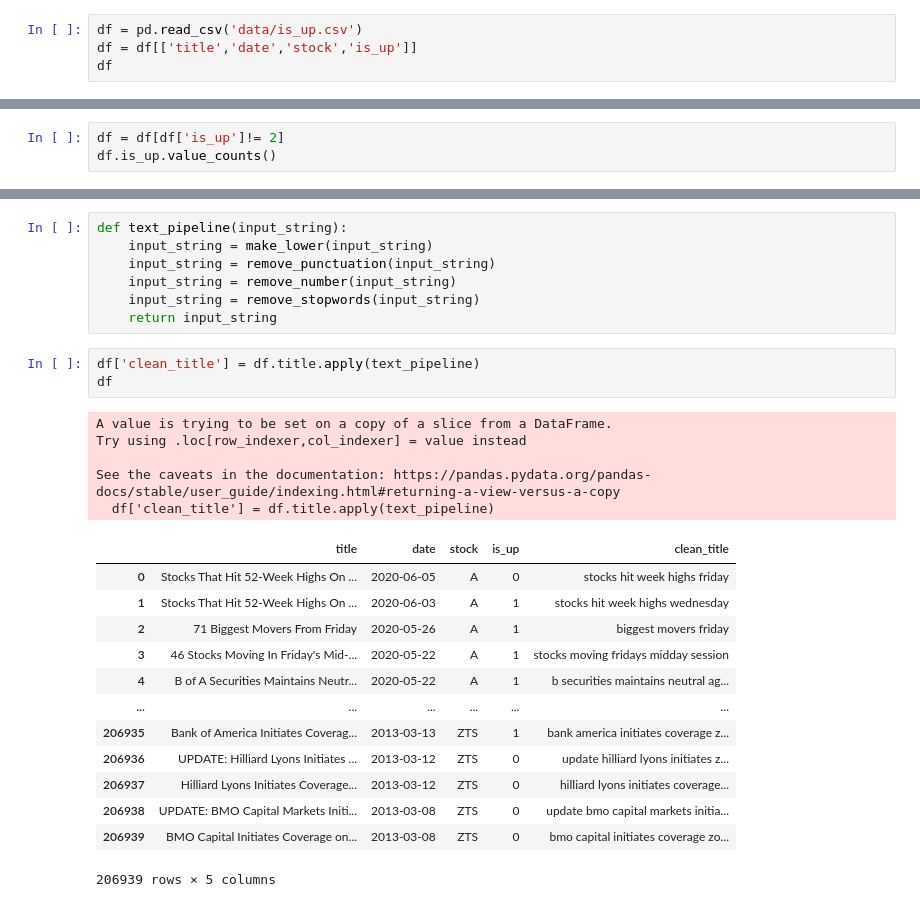
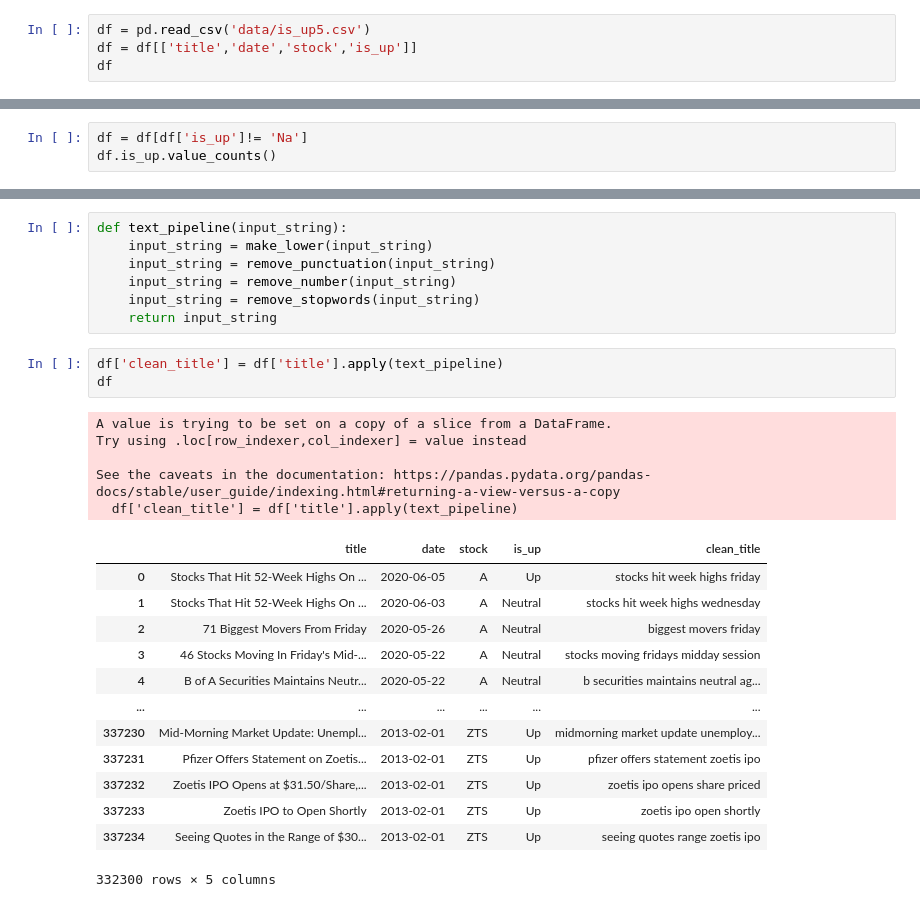
Before and after one commit to Sushobhan55/stock_sentiment_analysis, a Jupyter notebook: Recleaning.ipynb, the cells around one changed output, grey strips where cells are left out. Drawn from its saved outputs; the diff is of its cells as text.

Commit message:
adding new data files

```diff
--- a/Recleaning.ipynb
+++ b/Recleaning.ipynb
@@ -17,7 +17,7 @@ import re
 
 stopwords = stopwords.words('english')
 # %%
-df = pd.read_csv('data/is_up.csv')
+df = pd.read_csv('data/is_up5.csv')
 df = df[['title','date','stock','is_up']]
 df
 # %% [output]
@@ -37,4 +37,4 @@ df
 # %%
-df = df[df['is_up']!= 2]
+df = df[df['is_up']!= 'Na']
 df.is_up.value_counts()
 # %% [output]
@@ -75,26 +94,26 @@ def text_pipeline(input_string):
     input_string = remove_stopwords(input_string)
     return input_string
 # %%
-df['clean_title'] = df.title.apply(text_pipeline)
+df['clean_title'] = df['title'].apply(text_pipeline)
 df
 # %% [output]
 A value is trying to be set on a copy of a slice from a DataFrame.
 Try using .loc[row_indexer,col_indexer] = value instead
 
 See the caveats in the documentation: https://pandas.pydata.org/pandas-docs/stable/user_guide/indexing.html#returning-a-view-versus-a-copy
-  df['clean_title'] = df.title.apply(text_pipeline)
+  df['clean_title'] = df['title'].apply(text_pipeline)
 |  | title | date | stock | is_up | clean_title |
-| 0 | Stocks That Hit 52-Week Highs On ... | 2020-06-05 | A | 0 | stocks hit week highs friday |
-| 1 | Stocks That Hit 52-Week Highs On ... | 2020-06-03 | A | 1 | stocks hit week highs wednesday |
-| 2 | 71 Biggest Movers From Friday | 2020-05-26 | A | 1 | biggest movers friday |
-| 3 | 46 Stocks Moving In Friday's Mid-... | 2020-05-22 | A | 1 | stocks moving fridays midday session |
-| 4 | B of A Securities Maintains Neutr... | 2020-05-22 | A | 1 | b securities maintains neutral ag... |
+| 0 | Stocks That Hit 52-Week Highs On ... | 2020-06-05 | A | Up | stocks hit week highs friday |
+| 1 | Stocks That Hit 52-Week Highs On ... | 2020-06-03 | A | Neutral | stocks hit week highs wednesday |
+| 2 | 71 Biggest Movers From Friday | 2020-05-26 | A | Neutral | biggest movers friday |
+| 3 | 46 Stocks Moving In Friday's Mid-... | 2020-05-22 | A | Neutral | stocks moving fridays midday session |
+| 4 | B of A Securities Maintains Neutr... | 2020-05-22 | A | Neutral | b securities maintains neutral ag... |
 | ... | ... | ... | ... | ... | ... |
-| 206935 | Bank of America Initiates Coverag... | 2013-03-13 | ZTS | 1 | bank america initiates coverage z... |
-| 206936 | UPDATE: Hilliard Lyons Initiates ... | 2013-03-12 | ZTS | 0 | update hilliard lyons initiates z... |
-| 206937 | Hilliard Lyons Initiates Coverage... | 2013-03-12 | ZTS | 0 | hilliard lyons initiates coverage... |
-| 206938 | UPDATE: BMO Capital Markets Initi... | 2013-03-08 | ZTS | 0 | update bmo capital markets initia... |
-| 206939 | BMO Capital Initiates Coverage on... | 2013-03-08 | ZTS | 0 | bmo capital initiates coverage zo... |
+| 337230 | Mid-Morning Market Update: Unempl... | 2013-02-01 | ZTS | Up | midmorning market update unemploy... |
+| 337231 | Pfizer Offers Statement on Zoetis... | 2013-02-01 | ZTS | Up | pfizer offers statement zoetis ipo |
+| 337232 | Zoetis IPO Opens at $31.50/Share,... | 2013-02-01 | ZTS | Up | zoetis ipo opens share priced |
+| 337233 | Zoetis IPO to Open Shortly | 2013-02-01 | ZTS | Up | zoetis ipo open shortly |
+| 337234 | Seeing Quotes in the Range of $30... | 2013-02-01 | ZTS | Up | seeing quotes range zoetis ipo |
-206939 rows × 5 columns
+332300 rows × 5 columns
 # %%
 df = df.drop_duplicates(subset=['clean_title'], keep='first')
```
Also changed, not shown: parts of 9 cells of this notebook, 3 other files.
